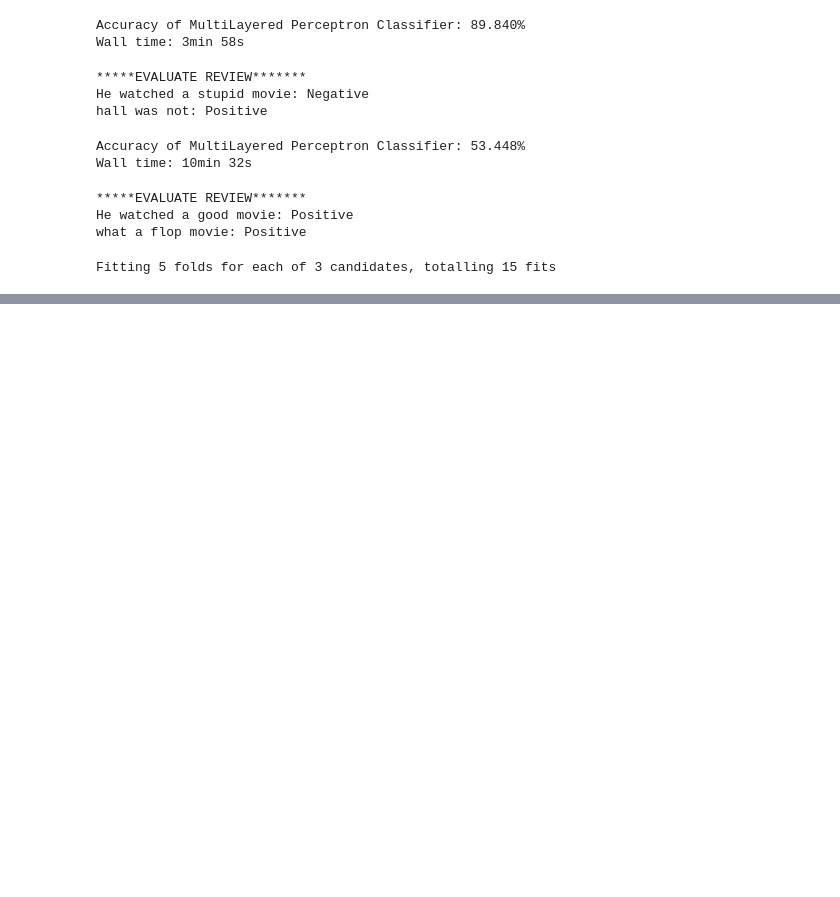
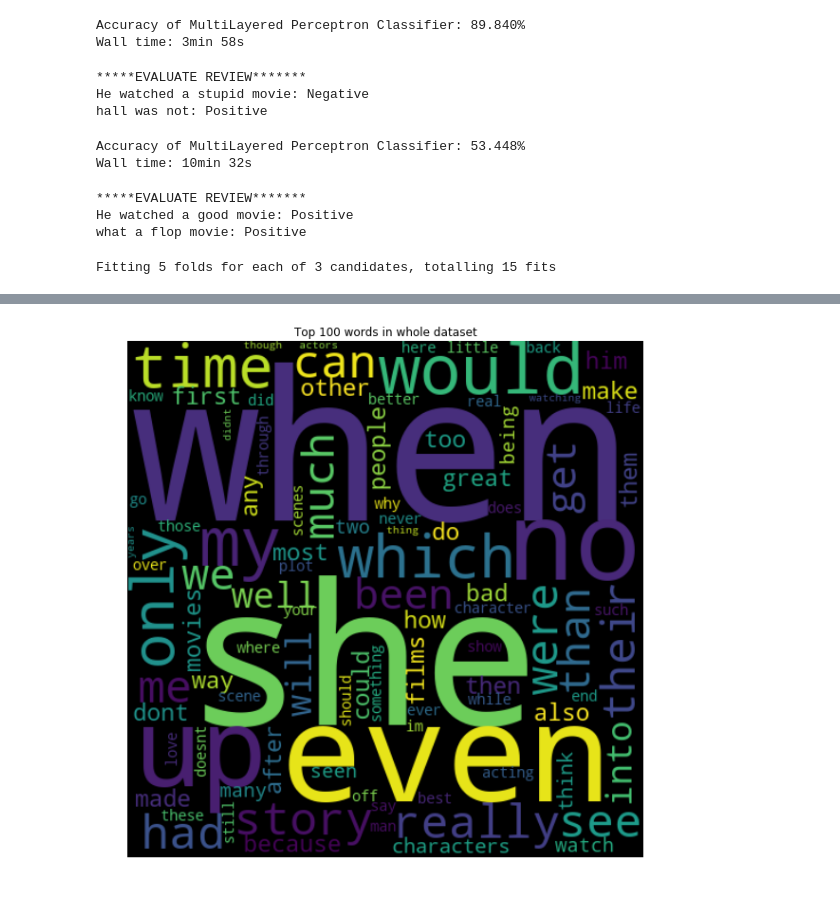
Before and after one commit to oya163/DataScience101, a Jupyter notebook: movie/movie_sentiment.ipynb, the cells around one changed output, grey strips where cells are left out. Drawn from its saved outputs; the diff is of its cells as text; code cells hidden in the pictures; blank space fills up the shorter version.

```diff
--- a/movie/movie_sentiment.ipynb
+++ b/movie/movie_sentiment.ipynb
@@ -563,0 +635,26 @@ KeyboardInterrupt:
+# %%
+# Removed the words present in stop_word_list
+filtered_tokens = [w for w in tokens if not w in stop_word_list]
+# %%
+# Created unigram
+filtered_text_unigram = ngrams(filtered_tokens, 1)
+
+# Create counter
+text_uni = Counter(filtered_text_unigram).most_common(100)
+# %%
+# Created dictionary for top 100 words
+uni_dict = {}
+for each in text_uni:
+    uni_dict[each[0][0]] = each[1]
+# %%
+# Created word cloud for top 100 words
+top_word_cloud = WordCloud(width=480, height=480, margin=0).generate_from_frequencies(uni_dict)
+# %%
+plt.figure(figsize = (10, 10), facecolor = None)
+plt.imshow(top_word_cloud, interpolation='bilinear')
+plt.axis("off")
+plt.title("Top 100 words in whole dataset")
+plt.margins(x=0, y=0)
+plt.show()
+# %% [output]
+[figure, added]
```
Also changed, not shown: parts of 16 cells of this notebook.
